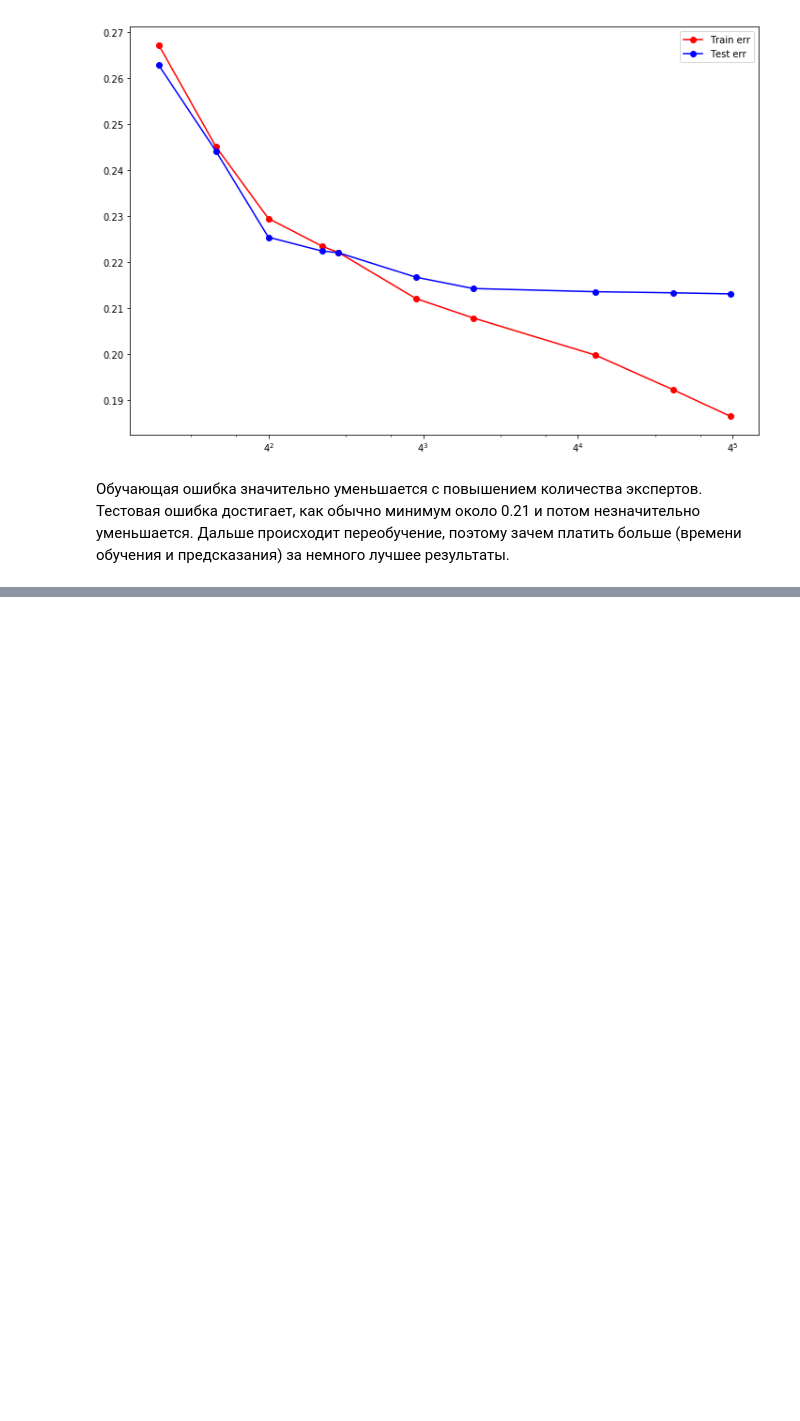
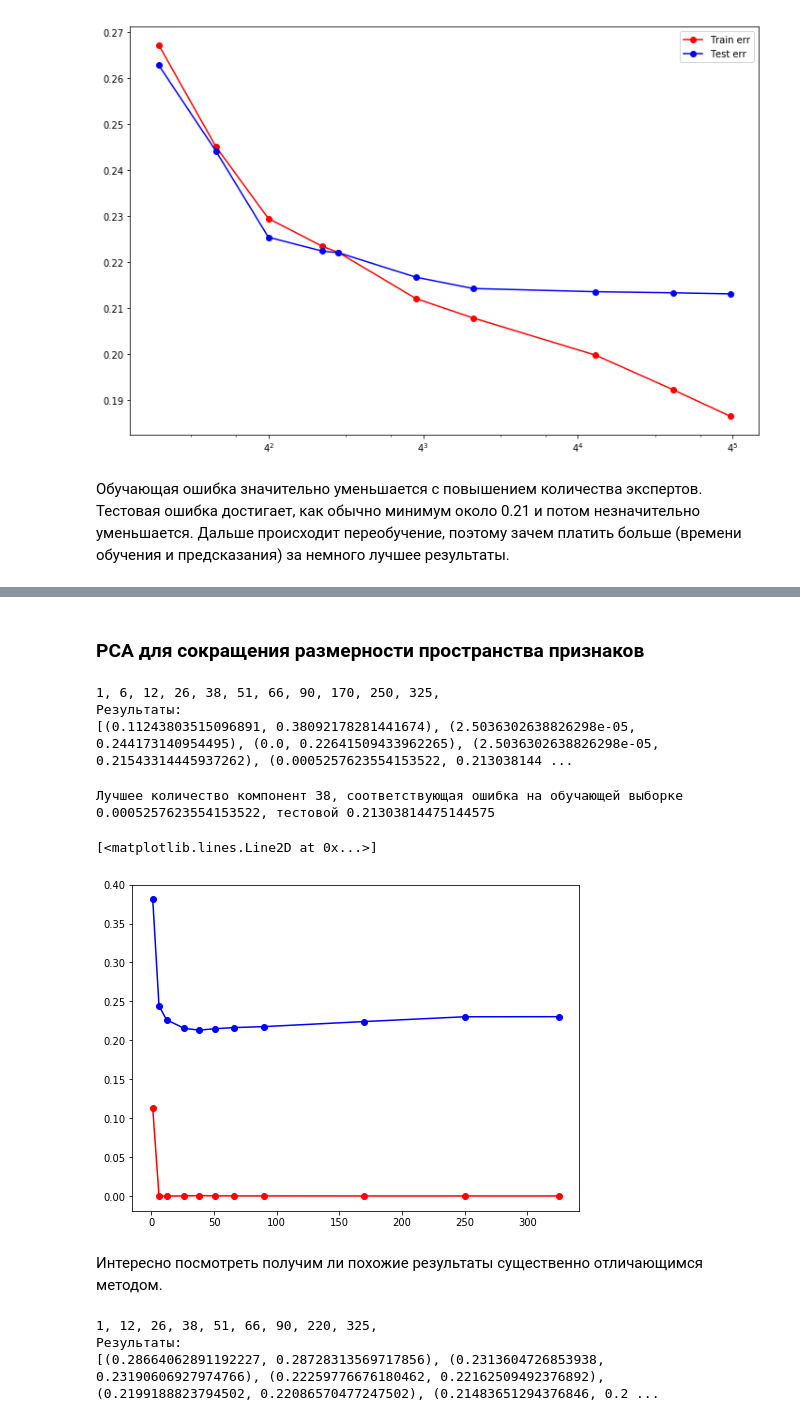
Before and after one commit to kormang/MachineLearningCourseProject, a Jupyter notebook: gss.ipynb, the cells around one changed output, grey strips where cells are left out. Drawn from its saved outputs; the diff is of its cells as text; code cells hidden in the pictures; blank space fills up the shorter version.

```diff
--- a/gss.ipynb
+++ b/gss.ipynb
@@ -1126,0 +1205,6 @@ plot_forest_results(results_for_gbt, n_estimators)
+# %%
+X_train, X_test, y_train, y_test = train_test_split(X, y, test_size = 0.3, random_state = 42)
+ss.fit(X_train)
+X_train = ss.transform(X_train)
+X_test = ss.transform(X_test)
+real_ds = DataSet(X_train, y_train, X_test, y_test)
@@ -1126,0 +1223,5 @@ plot_forest_results(results_for_gbt, n_estimators)
+# %%
+ds = real_ds
+#ds = small_ds
+# %% [markdown]
+### PCA для сокращения размерности пространства признаков
@@ -1126,0 +1231,41 @@ plot_forest_results(results_for_gbt, n_estimators)
+# %%
+def try_n_components(n_components, pipe):
+    print(n_components, end=', ')
+    pipe.set_params(pca__n_components = n_components)
+    pipe.fit(ds.X_train, ds.y_train)
+    err_train = np.mean(ds.y_train != pipe.predict(ds.X_train))
+    err_test = np.mean(ds.y_test != pipe.predict(ds.X_test))
+    return (err_train, err_test)
+# %%
+pca = PCA()
+# С помощью этого метода раньше получили хорошее отношение производительности и ошибки,
+# и уже знаем как настроить его (и не много параметров которые могут повлиат).
+en = ensemble.RandomForestClassifier(n_estimators = 600, random_state=4)
+pipe = Pipeline(steps=[('pca', pca), ('en', en)])
+
+# выборка значений количества компонент на основе опыта и неких соображений
+nc_array = [1, 6, 12, 26, 38, 51, 66, 90, 170, 250, ds.X_train.shape[1]]
+pipe_results = [try_n_components(nc, pipe) for nc in nc_array]
+print()
+print('Результаты: ')
+print(pipe_results)
+# %% [output]
+1, 6, 12, 26, 38, 51, 66, 90, 170, 250, 325,
+Результаты:
+[(0.11243803515096891, 0.38092178281441674), (2.5036302638826298e-05, 0.244173140954495), (0.0, 0.22641509433962265), (2.5036302638826298e-05, 0.21543314445937262), (0.0005257623554153522, 0.213038144 ...
+# %%
+mi, _ = min(enumerate([err[1] for err in pipe_results]), key=operator.itemgetter(1))
+print(f'Лучшее количество компонент {nc_array[mi]}, соответствующая ошибка на обучающей выборке {pipe_results[mi][0]}, тестовой {pipe_results[mi][1]}')
+# %% [output]
+Лучшее количество компонент 38, соответствующая ошибка на обучающей выборке 0.0005257623554153522, тестовой 0.21303814475144575
+# %%
+plt.rcParams["figure.figsize"] = [8, 6]
+plt.plot(nc_array, [err[0] for err in pipe_results],
+             color='red', linestyle='solid', marker='o', label='Train err')
+plt.plot(nc_array, [err[1] for err in pipe_results],
+             color='blue', linestyle='solid', marker='o', label='Test err')
+# %% [output]
+[<matplotlib.lines.Line2D at 0x...>]
+[figure, added]
+# %% [markdown]
+Интересно посмотреть получим ли похожие результаты существенно отличающимся методом.
@@ -1126,0 +1274,15 @@ plot_forest_results(results_for_gbt, n_estimators)
+# %%
+pca = PCA()
+logistic = LogisticRegression(random_state=4, solver='lbfgs')
+pipe = Pipeline(steps=[('pca', pca), ('logistic', logistic)])
+
+# выборка значений количества компонент на основе опыта и неких соображений
+nc_array = [1, 12, 26, 38, 51, 66, 90, 220, ds.X_train.shape[1]]
+pipe_results = [try_n_components(nc, pipe) for nc in nc_array]
+print()
+print('Результаты: ')
+print(pipe_results)
+# %% [output]
+1, 12, 26, 38, 51, 66, 90, 220, 325,
+Результаты:
+[(0.28664062891192227, 0.28728313569717856), (0.2313604726853938, 0.23190606927974766), (0.22259776676180462, 0.22162509492376892), (0.2199188823794502, 0.22086570477247502), (0.21483651294376846, 0.2 ...
```
Also changed, not shown: parts of 50 cells of this notebook.
